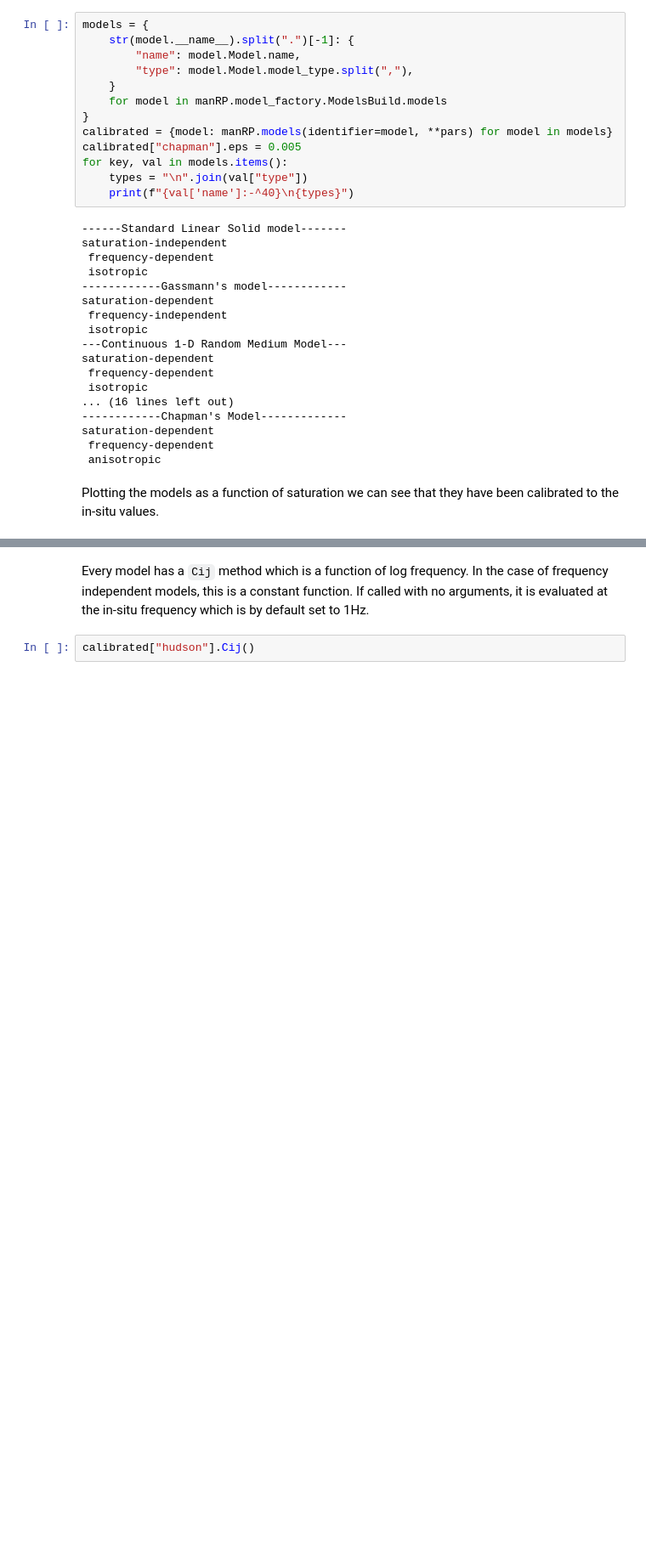
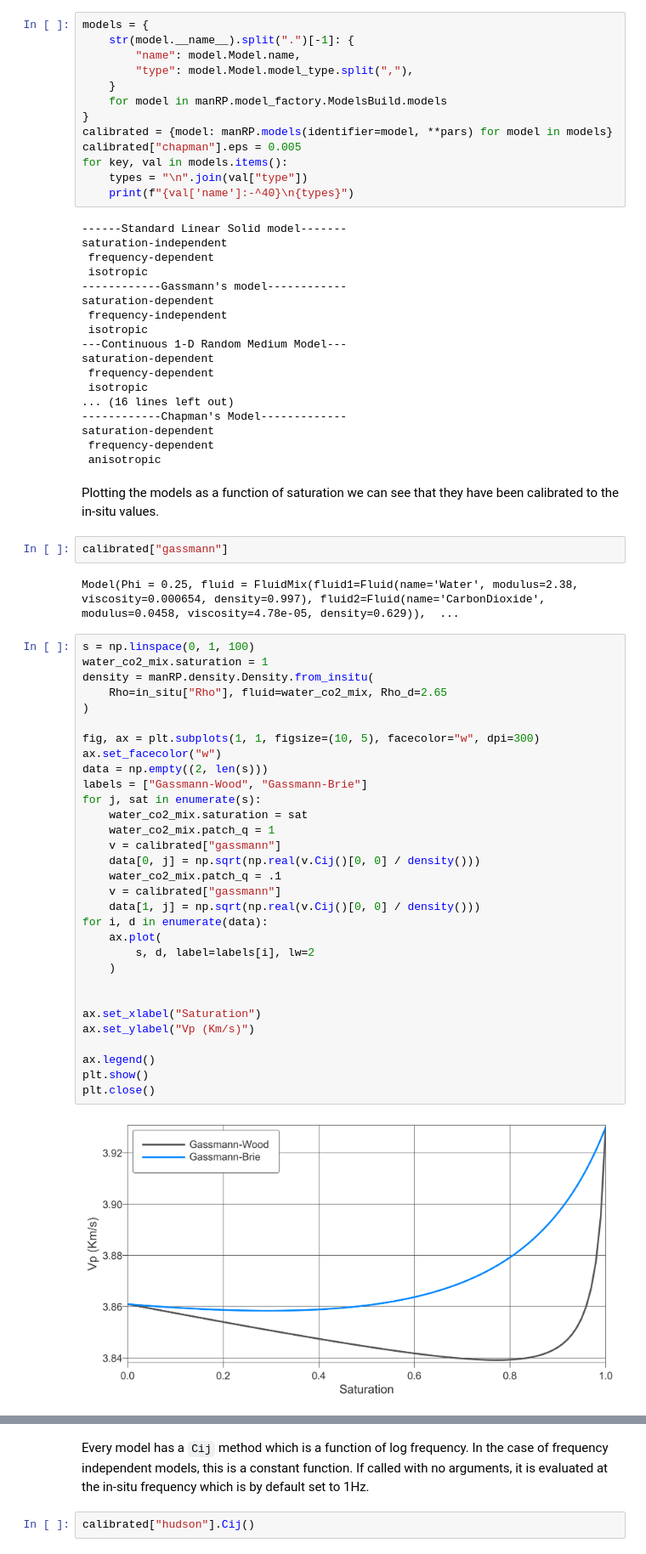
Before and after one commit to gpap-gpap/mantis-core-examples, a Jupyter notebook: Example_2_Rocks.ipynb, the cells around one changed output, grey strips where cells are left out. Shown: that part at 85% size. Cells and saved outputs as stored; diff of their text form; blank space fills up the shorter version.

```diff
--- a/Example_2_Rocks.ipynb
+++ b/Example_2_Rocks.ipynb
@@ -76,6 +76,43 @@ saturation-dependent
  anisotropic
 # %% [markdown]
 Plotting the models as a function of saturation we can see that they have been calibrated to the in-situ values.
+# %%
+calibrated["gassmann"]
+# %% [output]
+Model(Phi = 0.25, fluid = FluidMix(fluid1=Fluid(name='Water', modulus=2.38, viscosity=0.000654, density=0.997), fluid2=Fluid(name='CarbonDioxide', modulus=0.0458, viscosity=4.78e-05, density=0.629)),  ...
+# %%
+s = np.linspace(0, 1, 100)
+water_co2_mix.saturation = 1
+density = manRP.density.Density.from_insitu(
+    Rho=in_situ["Rho"], fluid=water_co2_mix, Rho_d=2.65
+)
+
+fig, ax = plt.subplots(1, 1, figsize=(10, 5), facecolor="w", dpi=300)
+ax.set_facecolor("w")
+data = np.empty((2, len(s)))
+labels = ["Gassmann-Wood", "Gassmann-Brie"]
+for j, sat in enumerate(s):
+    water_co2_mix.saturation = sat
+    water_co2_mix.patch_q = 1
+    v = calibrated["gassmann"]
+    data[0, j] = np.sqrt(np.real(v.Cij()[0, 0] / density()))
+    water_co2_mix.patch_q = .1
+    v = calibrated["gassmann"]
+    data[1, j] = np.sqrt(np.real(v.Cij()[0, 0] / density()))
+for i, d in enumerate(data):
+    ax.plot(
+        s, d, label=labels[i], lw=2
+    )
+
+
+ax.set_xlabel("Saturation")
+ax.set_ylabel("Vp (Km/s)")
+
+ax.legend()
+plt.show()
+plt.close()
+# %% [output]
+[figure, added]
 # %%
 s = np.linspace(0, 1, 100)
 water_co2_mix.saturation = 1
```
Also changed, not shown: parts of 2 cells of this notebook, 9 other files.
